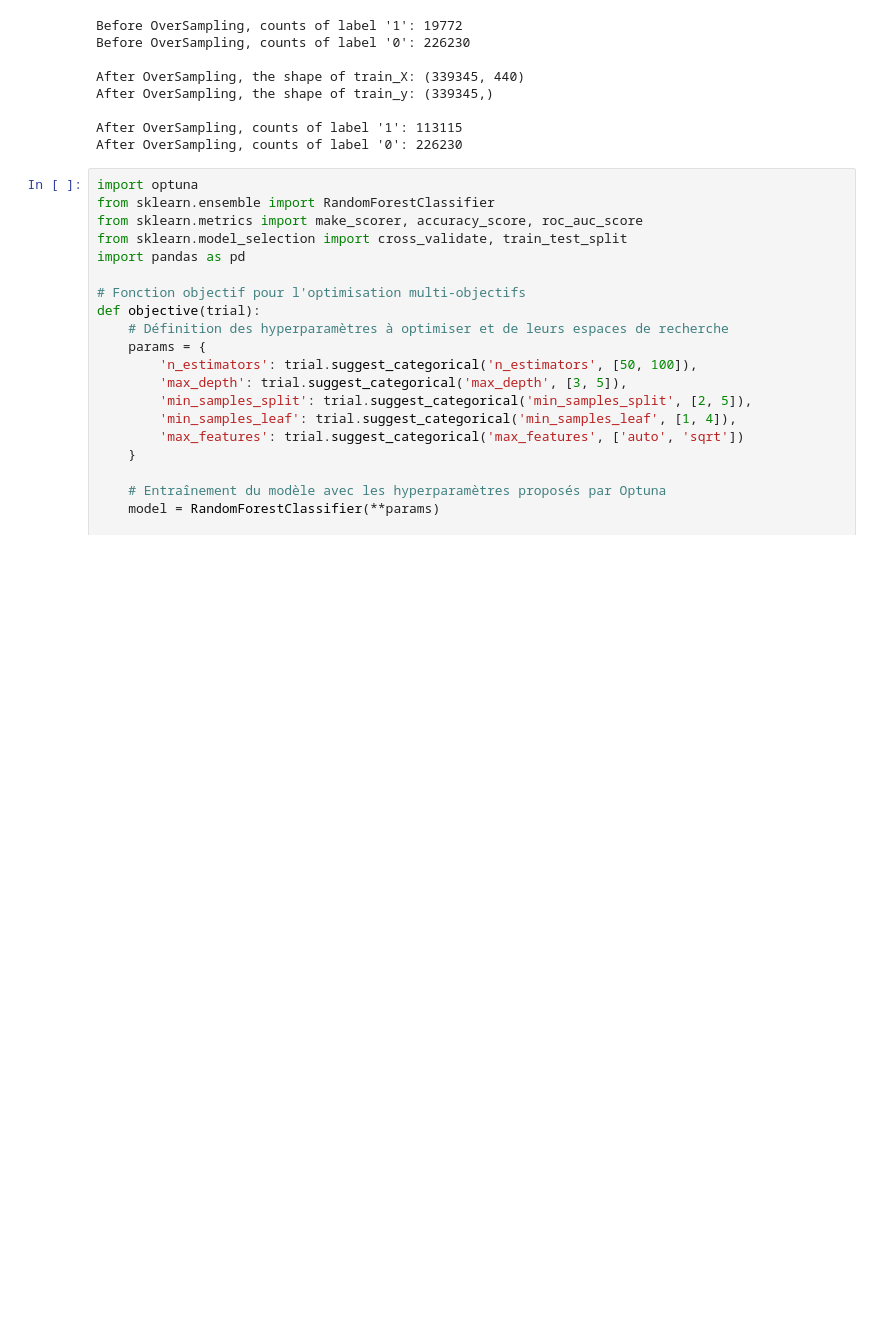
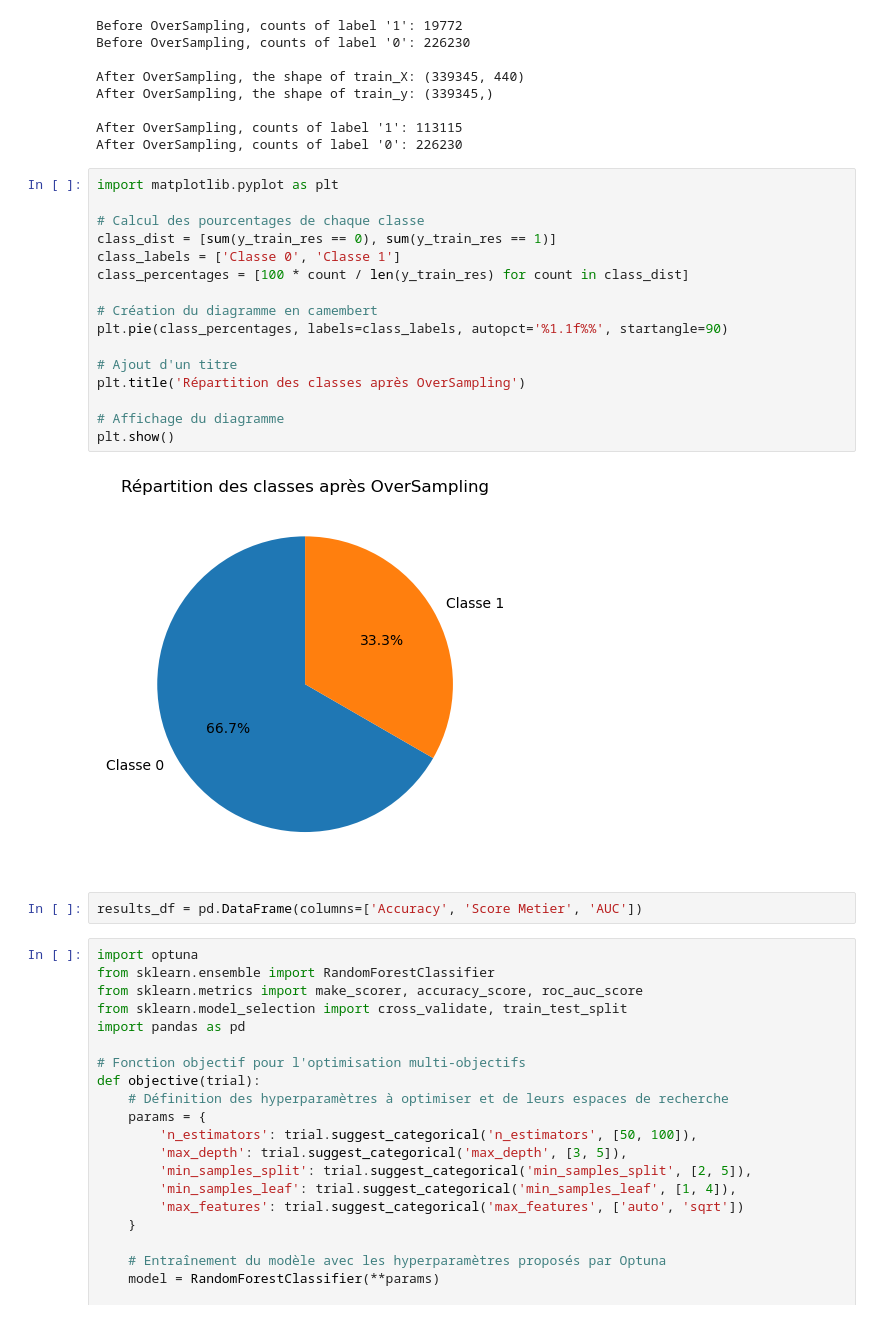
Before and after one commit to AminaBoudj/projet7, a Jupyter notebook: models_fit.ipynb, the cells around one changed output. Drawn from its saved outputs; the diff is of its cells as text; blank space fills up the shorter version.

```diff
--- a/models_fit.ipynb
+++ b/models_fit.ipynb
@@ -394,6 +416,26 @@ After OverSampling, the shape of train_y: (339345,)
 
 After OverSampling, counts of label '1': 113115
 After OverSampling, counts of label '0': 226230
+# %%
+import matplotlib.pyplot as plt
+
+# Calcul des pourcentages de chaque classe
+class_dist = [sum(y_train_res == 0), sum(y_train_res == 1)]
+class_labels = ['Classe 0', 'Classe 1']
+class_percentages = [100 * count / len(y_train_res) for count in class_dist]
+
+# Création du diagramme en camembert
+plt.pie(class_percentages, labels=class_labels, autopct='%1.1f%%', startangle=90)
+
+# Ajout d'un titre
+plt.title('Répartition des classes après OverSampling')
+
+# Affichage du diagramme
+plt.show()
+# %% [output]
+[figure, added]
+# %%
+results_df = pd.DataFrame(columns=['Accuracy', 'Score Metier', 'AUC'])
 # %%
 import optuna
 from sklearn.ensemble import RandomForestClassifier
```
Also changed, not shown: parts of 25 cells of this notebook, 5 other files.
